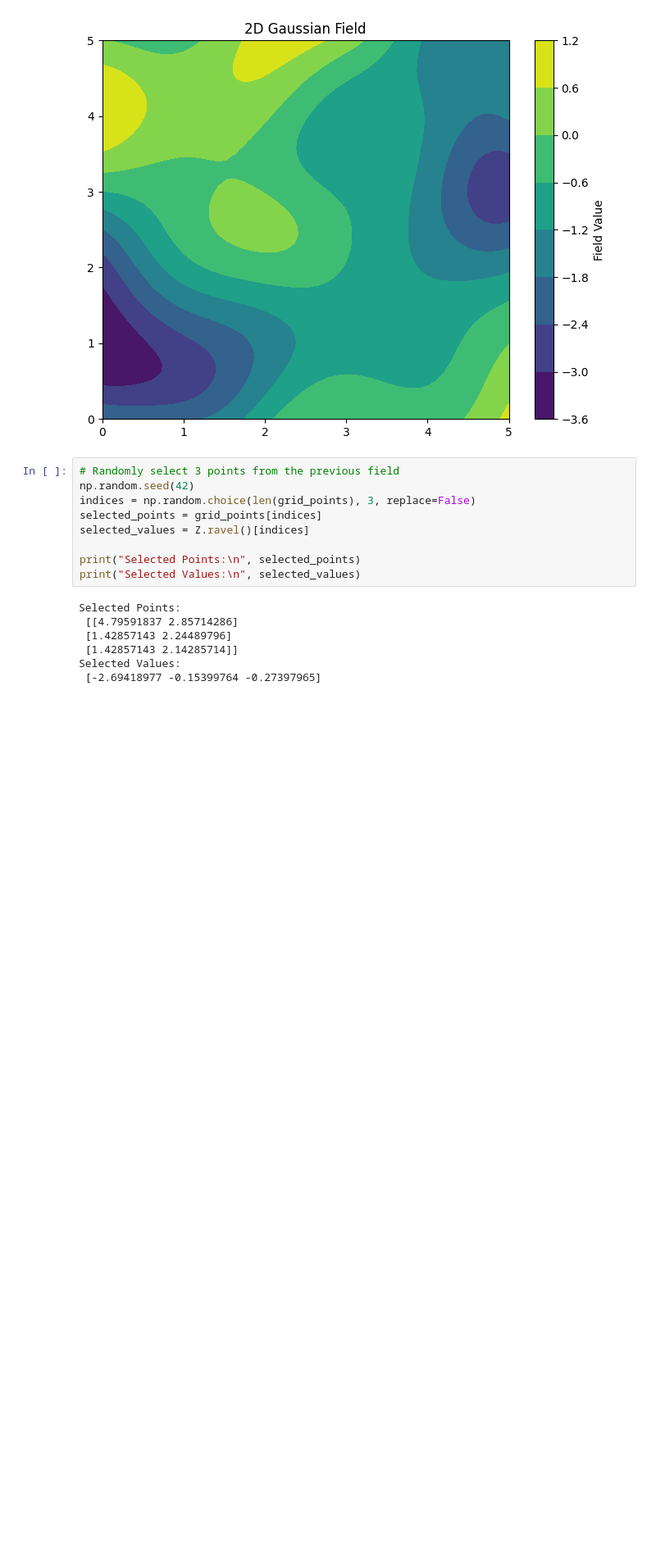
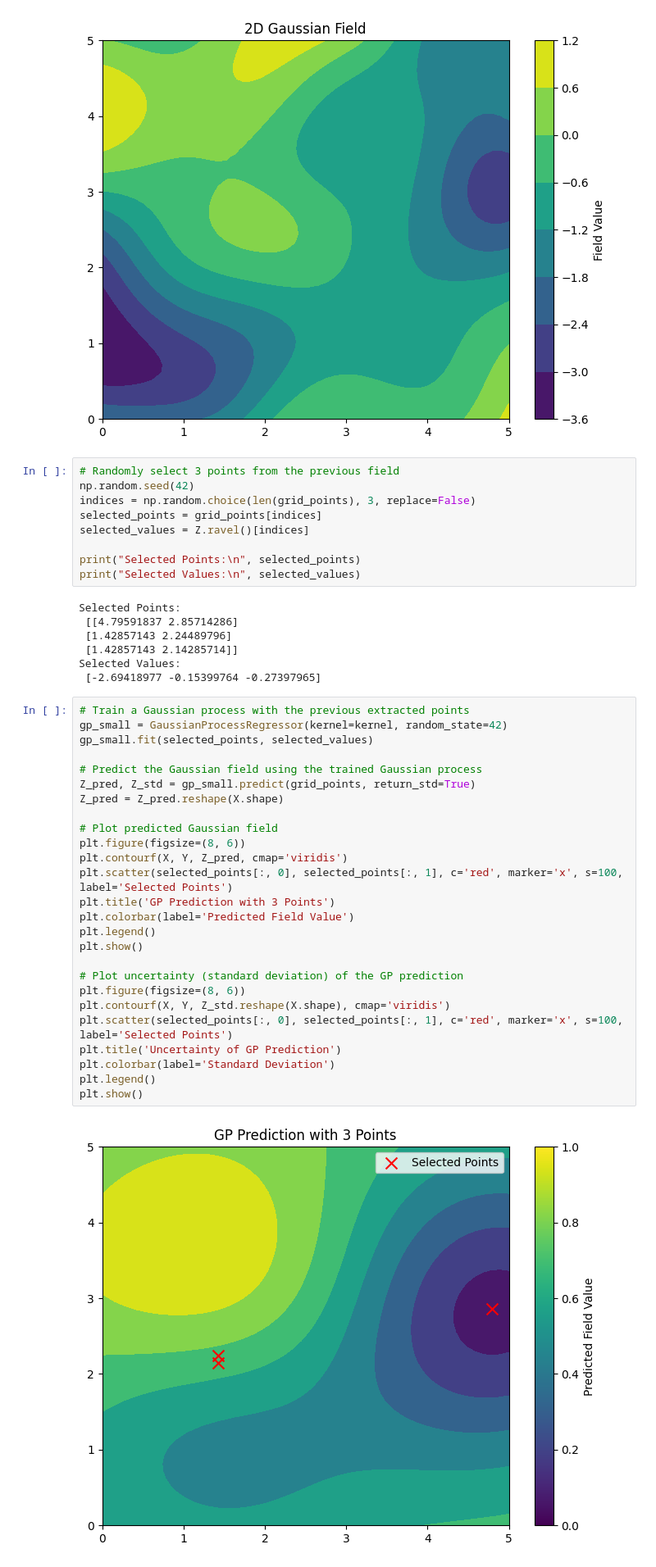
Before and after one commit to csc7/Probabilistic_Programming, a Jupyter notebook: GP_General.ipynb, the cells around one changed output. Shown at 82% size. Cells and saved outputs as stored; diff of their text form; blank space fills up the shorter version.

Commit message:
Add reconstructed Gaussian field and comparison

```diff
--- a/GP_General.ipynb
+++ b/GP_General.ipynb
@@ -384,3 +384,31 @@ Selected Points:
  [1.42857143 2.14285714]]
 Selected Values:
  [-2.69418977 -0.15399764 -0.27397965]
+# %%
+# Train a Gaussian process with the previous extracted points
+gp_small = GaussianProcessRegressor(kernel=kernel, random_state=42)
+gp_small.fit(selected_points, selected_values)
+
+# Predict the Gaussian field using the trained Gaussian process
+Z_pred, Z_std = gp_small.predict(grid_points, return_std=True)
+Z_pred = Z_pred.reshape(X.shape)
+
+# Plot predicted Gaussian field
+plt.figure(figsize=(8, 6))
+plt.contourf(X, Y, Z_pred, cmap='viridis')
+plt.scatter(selected_points[:, 0], selected_points[:, 1], c='red', marker='x', s=100, label='Selected Points')
+plt.title('GP Prediction with 3 Points')
+plt.colorbar(label='Predicted Field Value')
+plt.legend()
+plt.show()
+
+# Plot uncertainty (standard deviation) of the GP prediction
+plt.figure(figsize=(8, 6))
+plt.contourf(X, Y, Z_std.reshape(X.shape), cmap='viridis')
+plt.scatter(selected_points[:, 0], selected_points[:, 1], c='red', marker='x', s=100, label='Selected Points')
+plt.title('Uncertainty of GP Prediction')
+plt.colorbar(label='Standard Deviation')
+plt.legend()
+plt.show()
+# %% [output]
+[figure, added]
```
Also changed, not shown: parts of 2 cells of this notebook.
